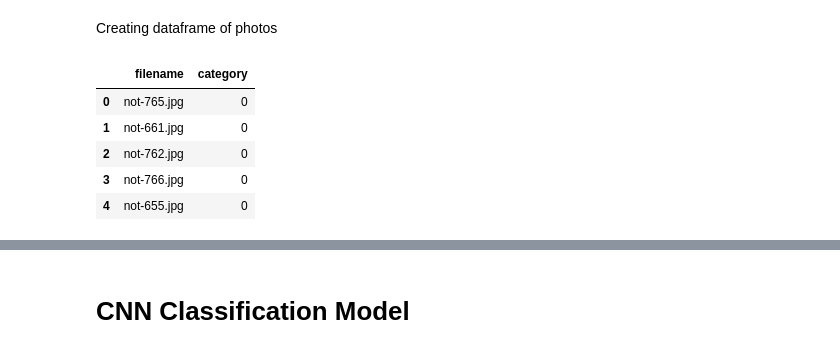
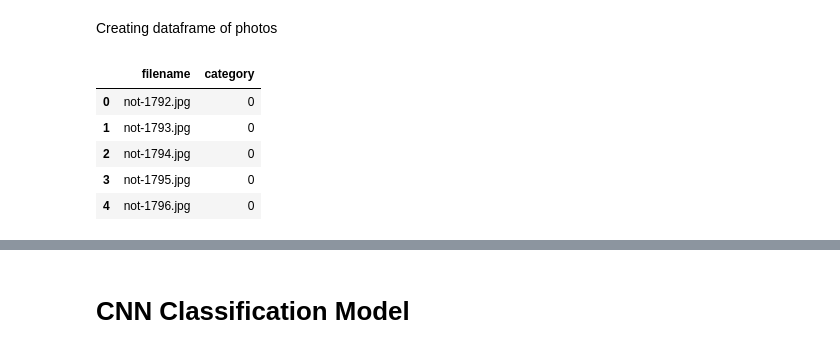
Before and after one commit to bwierzbo/volleyball-tracking, a Jupyter notebook: train.ipynb, the cells around one changed output, grey strips where cells are left out. Drawn from its saved outputs; the diff is of its cells as text; code cells hidden in the pictures.

```diff
--- a/train.ipynb
+++ b/train.ipynb
@@ -49,29 +49,29 @@ import os
 # %% [markdown]
 Creating dataframe of photos
 # %%
-filenames = os.listdir("../volleyball-tracking/data/colorsubpath/")
+filenames = os.listdir("../volleyball-tracking/training/train")
 categories = []
 
 for filename in filenames:
     category = filename.split('-')[0]
     if category == 'ball':
         categories.append(1)
     else:
         categories.append(0)
 
 df = pd.DataFrame({
     'filename': filenames,
     'category': categories
 })
 
 df.head()
 # %% [output]
 |  | filename | category |
-| 0 | not-765.jpg | 0 |
-| 1 | not-661.jpg | 0 |
-| 2 | not-762.jpg | 0 |
-| 3 | not-766.jpg | 0 |
-| 4 | not-655.jpg | 0 |
+| 0 | not-1792.jpg | 0 |
+| 1 | not-1793.jpg | 0 |
+| 2 | not-1794.jpg | 0 |
+| 3 | not-1795.jpg | 0 |
+| 4 | not-1796.jpg | 0 |
 # %%
 df.tail()
 # %% [output]
```
Also changed, not shown: parts of 28 cells of this notebook, 19 other files.
